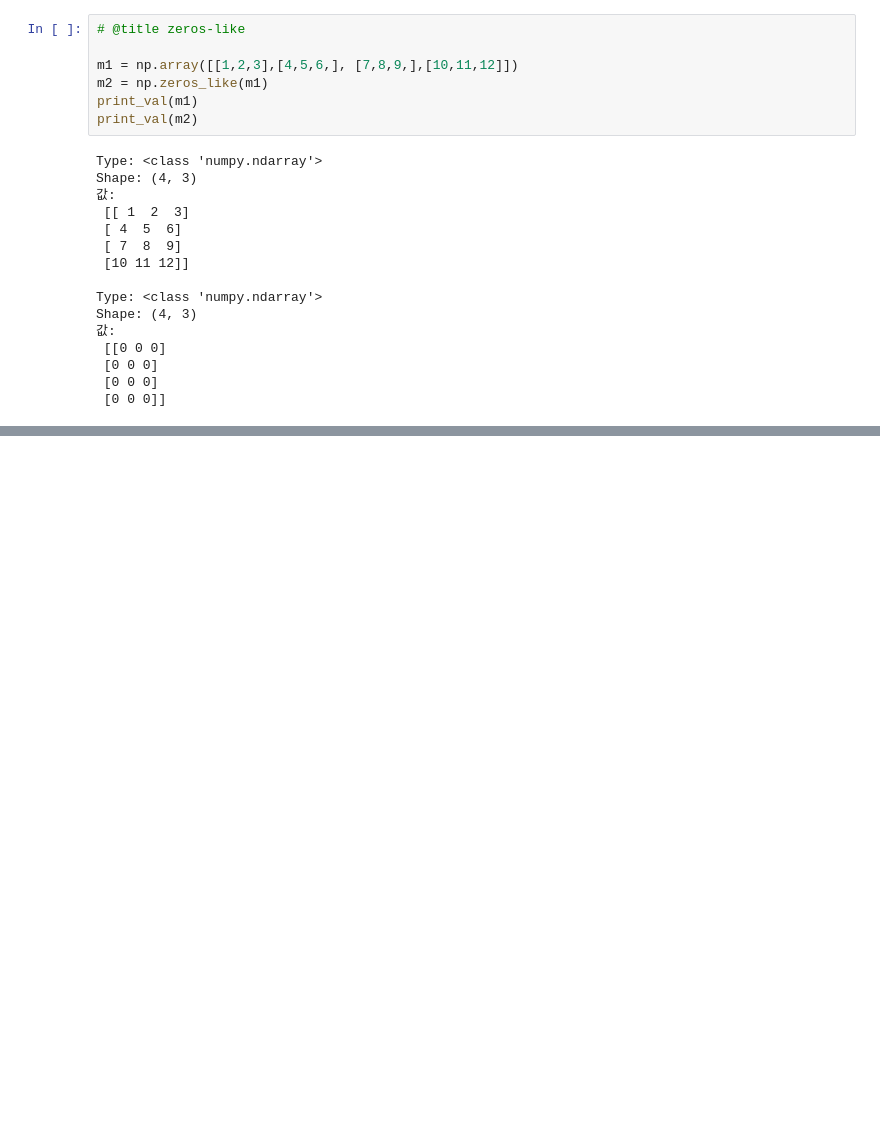
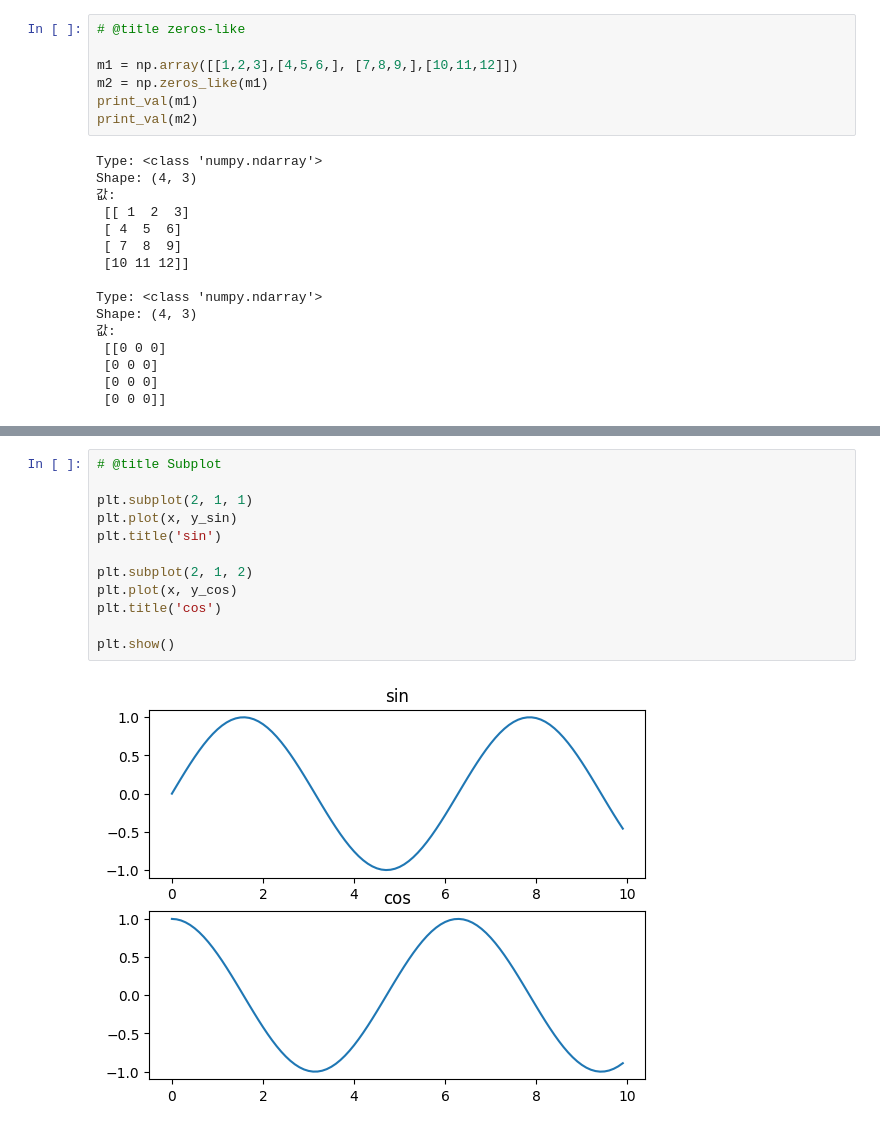
Before and after one commit to rlstjscks/2026-LA, a Jupyter notebook: 실습zero2.ipynb, the cells around one changed output, grey strips where cells are left out. Saved outputs shown, nothing was run; the diff lists cells and outputs as text; blank space fills up the shorter version.

```diff
--- a/실습zero2.ipynb
+++ b/실습zero2.ipynb
@@ -293,0 +297,14 @@ plt.show()
+# %%
+# @title Subplot
+
+plt.subplot(2, 1, 1)
+plt.plot(x, y_sin)
+plt.title('sin')
+
+plt.subplot(2, 1, 2)
+plt.plot(x, y_cos)
+plt.title('cos')
+
+plt.show()
+# %% [output]
+[figure, added]
```
Also changed, not shown: parts of 3 cells of this notebook.
